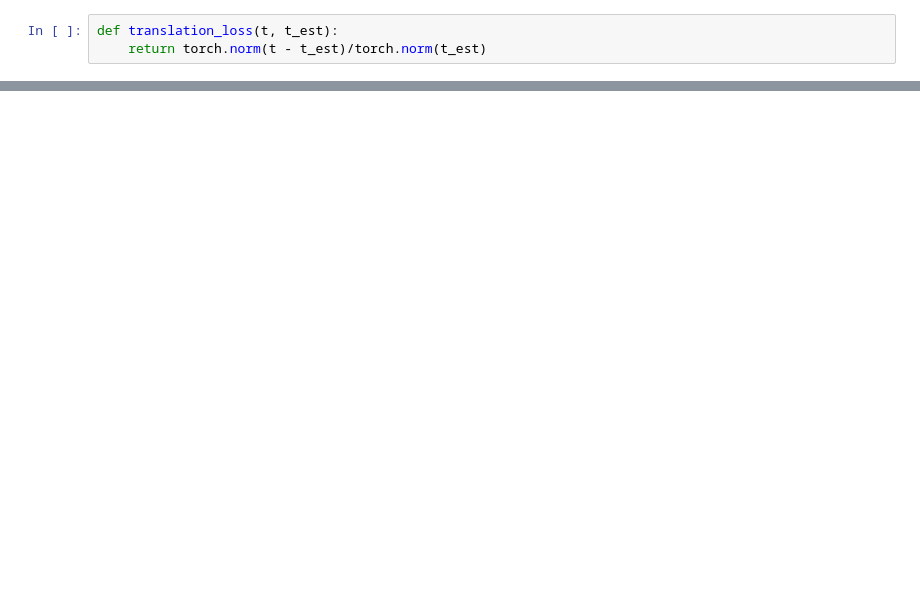
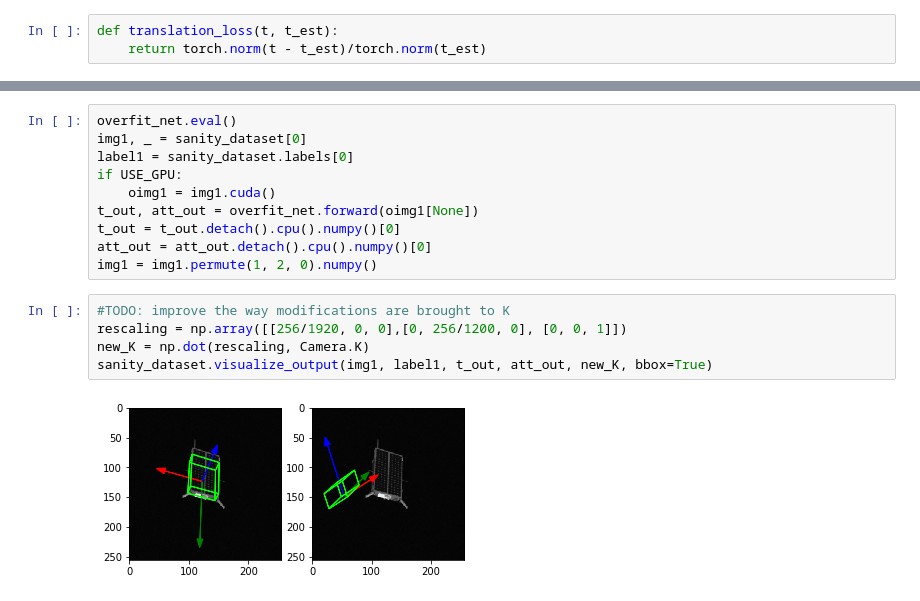
Before and after one commit to jazzalin/spacecraft-pose-estimation, a Jupyter notebook: model/model.ipynb, the cells around one changed output, grey strips where cells are left out. Saved outputs shown, nothing was run; the diff lists cells and outputs as text; blank space fills up the shorter version.

```diff
--- a/model/model.ipynb
+++ b/model/model.ipynb
@@ -259,0 +301,17 @@ def train(train_loader, net, optimizer, loss_graph):
+# %%
+overfit_net.eval()
+img1, _ = sanity_dataset[0]
+label1 = sanity_dataset.labels[0]
+if USE_GPU:
+    oimg1 = img1.cuda()
+t_out, att_out = overfit_net.forward(oimg1[None])
+t_out = t_out.detach().cpu().numpy()[0]
+att_out = att_out.detach().cpu().numpy()[0]
+img1 = img1.permute(1, 2, 0).numpy()
+# %%
+#TODO: improve the way modifications are brought to K
+rescaling = np.array([[256/1920, 0, 0],[0, 256/1200, 0], [0, 0, 1]])
+new_K = np.dot(rescaling, Camera.K)
+sanity_dataset.visualize_output(img1, label1, t_out, att_out, new_K, bbox=True)
+# %% [output]
+[figure, added]
```
Also changed, not shown: parts of 12 cells of this notebook, 1 other file.
